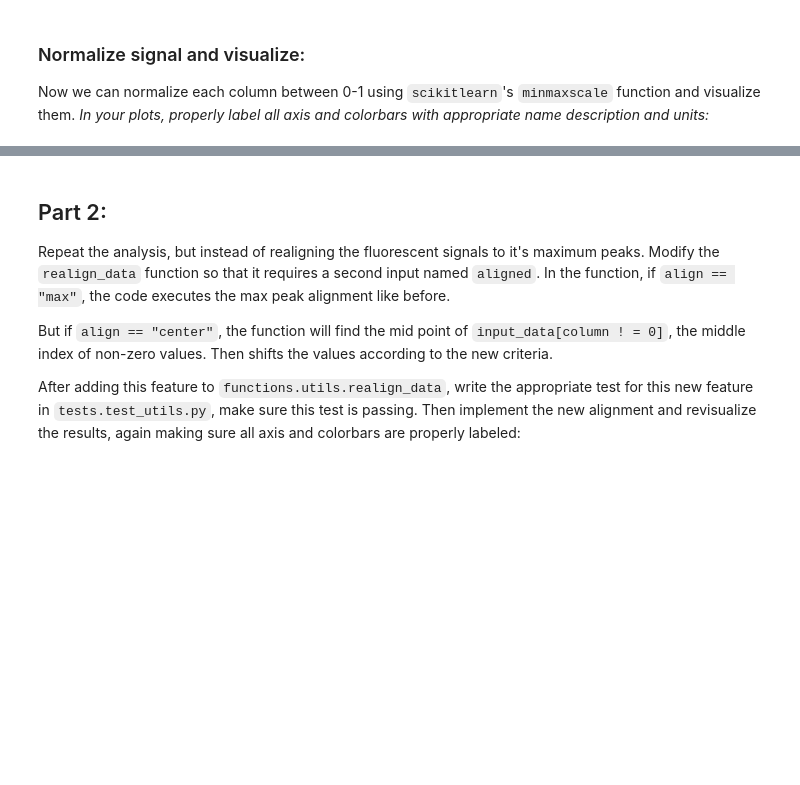
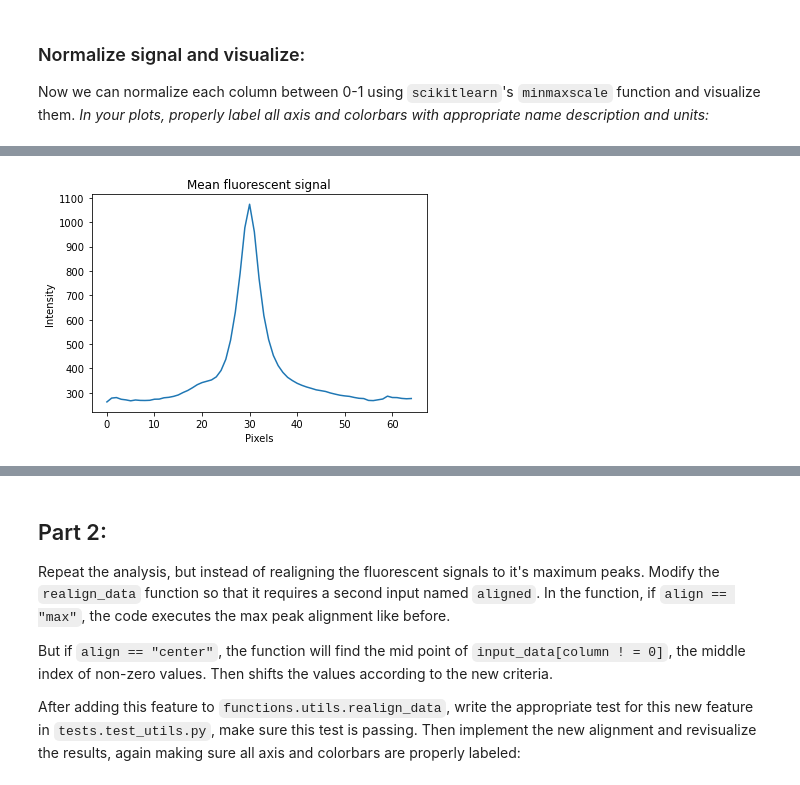
Before and after one commit to vasilisa-iatckova/wcm_datasci_basics_06images, a Jupyter notebook: assignment/process_csv.ipynb, the cells around one changed output, grey strips where cells are left out. Saved outputs shown, nothing was run; the diff lists cells and outputs as text; code cells hidden in the pictures; blank space fills up the shorter version.

```diff
--- a/assignment/process_csv.ipynb
+++ b/assignment/process_csv.ipynb
@@ -119,12 +123,17 @@ plt.plot()
 # %%
 # Now instead of all signals, plot the average signal:
 # use numpy to find the mean first:
 mean_signal = np.zeros(df_aligned.shape[0])
 for index, row in df_aligned.iterrows():
     val = row[row != 0]
     mean_signal[index] = np.mean(val)
 
-#plot
-plt.plot()
+# plot
+plt.plot(mean_signal)
+plt.title('Mean fluorescent signal')
+plt.xlabel('Pixels')
+plt.ylabel('Intensity');
+# %% [output]
+[figure, added]
 # %%
 # Finally visualize your aligned, and normalized fluorescent data in a heatmap:
```
Also changed, not shown: parts of 5 cells of this notebook.
